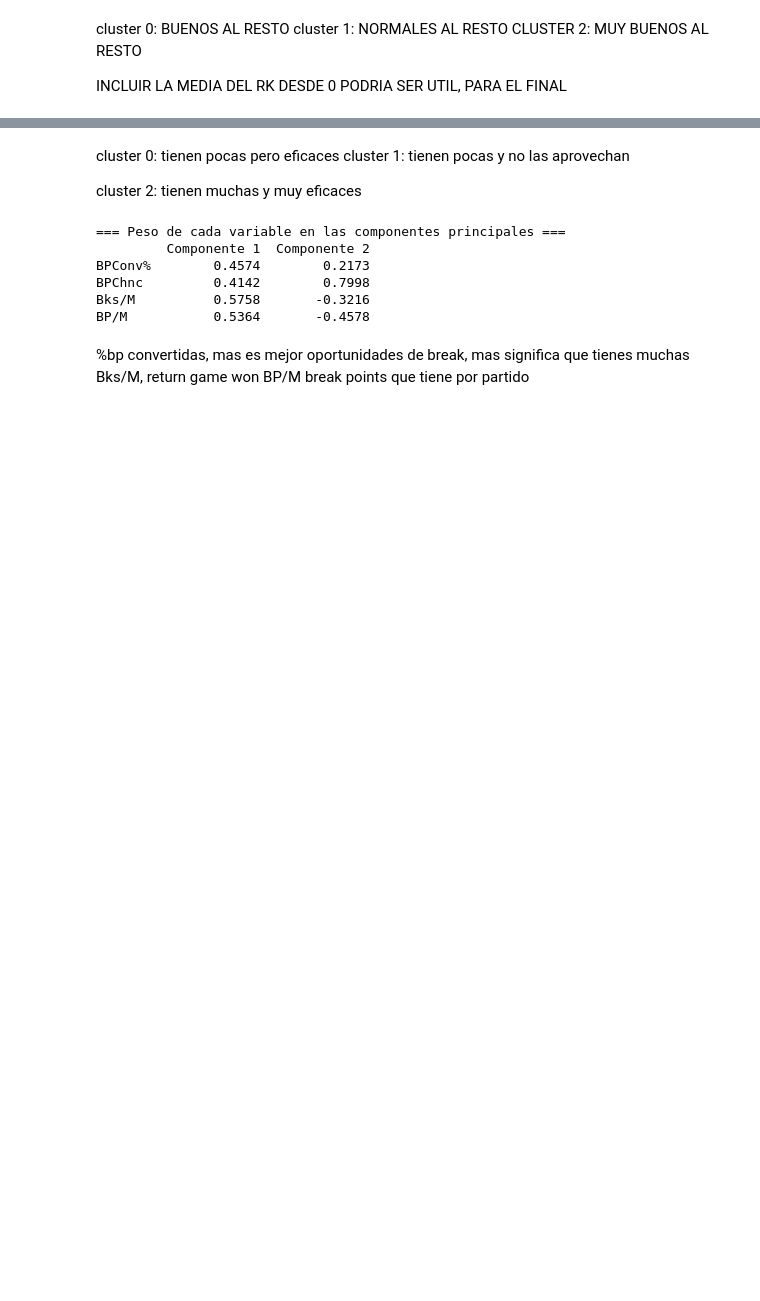
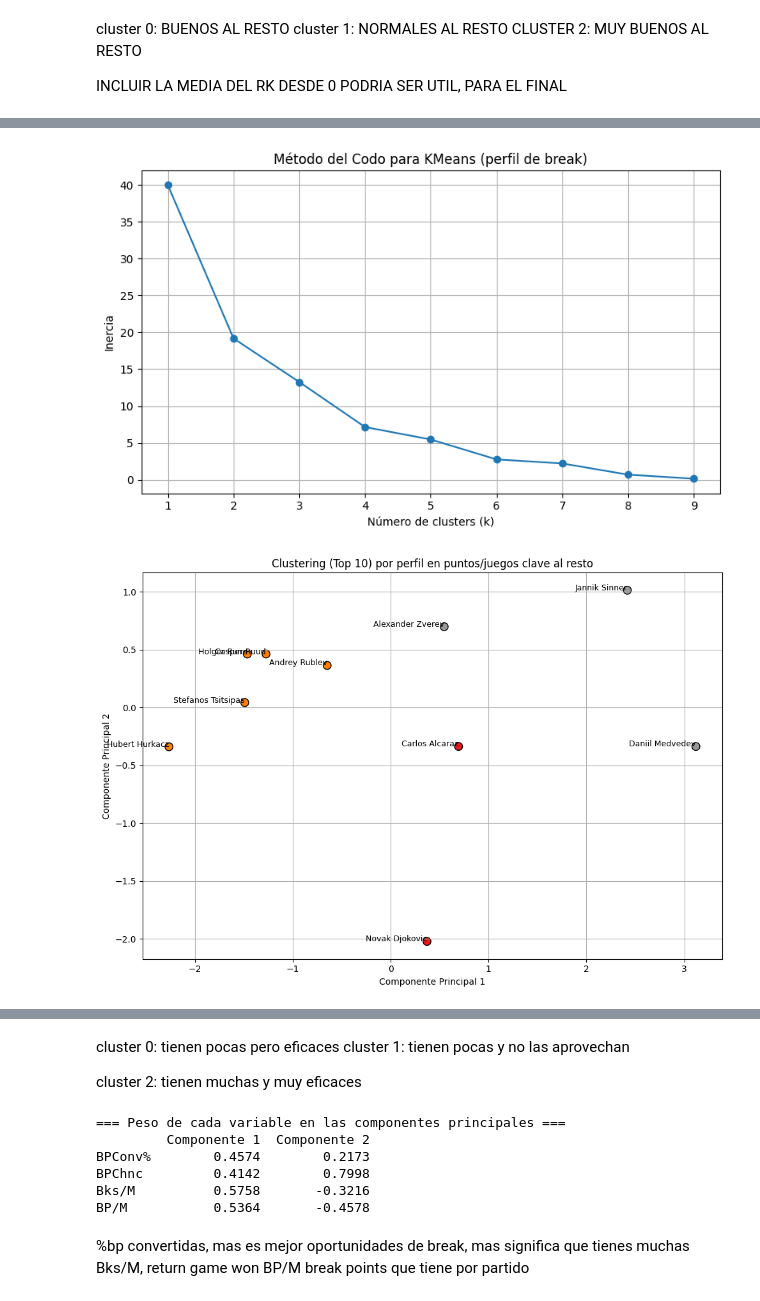
Before and after one commit to joseluis031/TFG_Tennis, a Jupyter notebook: clusters_perfiles.ipynb, the cells around one changed output, grey strips where cells are left out. Cells and saved outputs as stored; diff of their text form; code cells hidden in the pictures; blank space fills up the shorter version.

```diff
--- a/clusters_perfiles.ipynb
+++ b/clusters_perfiles.ipynb
@@ -264,0 +240,66 @@ Alexander Zverev
+# %%
+
+# === 3. Filtrar solo los top 10 ===
+df_top10 = df[df['Player'].isin(top10)].copy()
+
+# === 4. Variables del perfil de breaks ===
+variables_break = ['BPConv%', 'BPChnc', 'Bks/M', 'BP/M']
+X = df_top10[variables_break]
+
+# === 5. Normalización ===
+scaler = StandardScaler()
+X_scaled = scaler.fit_transform(X)
+
+# === 6. PCA a 2 componentes ===
+pca = PCA(n_components=2)
+X_pca = pca.fit_transform(X_scaled)
+
+# === 6.1 MÉTODO DEL CODO ===
+inertias = []
+k_range = range(1, 10)
+for k in k_range:
+    kmeans = KMeans(n_clusters=k, random_state=42)
+    kmeans.fit(X_scaled)
+    inertias.append(kmeans.inertia_)
+
+plt.figure(figsize=(8, 5))
+plt.plot(k_range, inertias, marker='o')
+plt.title("Método del Codo para KMeans (perfil de break)")
+plt.xlabel("Número de clusters (k)")
+plt.ylabel("Inercia")
+plt.grid(True)
+plt.tight_layout()
+plt.show()
+
+# === 7. KMeans sobre los 10 jugadores (elige k=3 o lo que el codo indique) ===
+kmeans = KMeans(n_clusters=3, random_state=42)
+df_top10['Cluster'] = kmeans.fit_predict(X_scaled)
+
+# === 8. Agregar PCA al DataFrame ===
+df_top10['PCA1'] = X_pca[:, 0]
+df_top10['PCA2'] = X_pca[:, 1]
+
+# === 9. Gráfico ===
+plt.figure(figsize=(10, 7))
+plt.scatter(df_top10['PCA1'], df_top10['PCA2'], c=df_top10['Cluster'], cmap='Set1', s=80, edgecolor='k')
+
+for _, row in df_top10.iterrows():
+    plt.text(row['PCA1'], row['PCA2'], row['Player'], fontsize=9, ha='right')
+
+plt.xlabel("Componente Principal 1")
+plt.ylabel("Componente Principal 2")
+plt.title("Clustering (Top 10) por perfil en puntos/juegos clave al resto")
+plt.grid(True)
+plt.tight_layout()
+plt.show()
+
+# === 10. Mostrar jugadores por clúster ===
+for c in sorted(df_top10['Cluster'].unique()):
+    print(f"\nCluster {c}:")
+    print(df_top10[df_top10['Cluster'] == c]['Player'].to_string(index=False))
+
+# === 11. Guardar los clusters en un diccionario ===
+clusters_break_saque = dict(zip(df_top10['Player'], df_top10['Cluster']))
+# %% [output]
+[figure, added]
+[figure, added]
```
Also changed, not shown: parts of 10 cells of this notebook, 8 other files.
